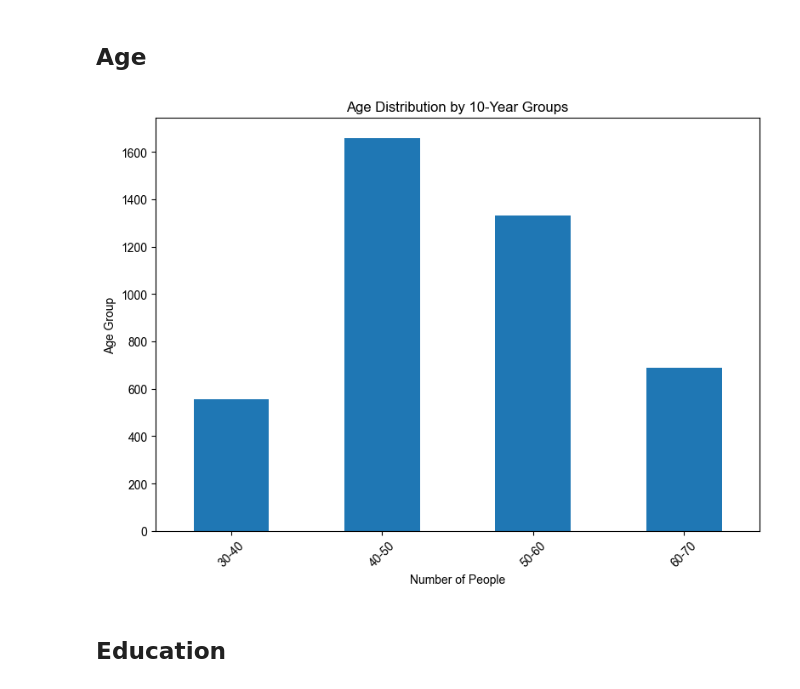
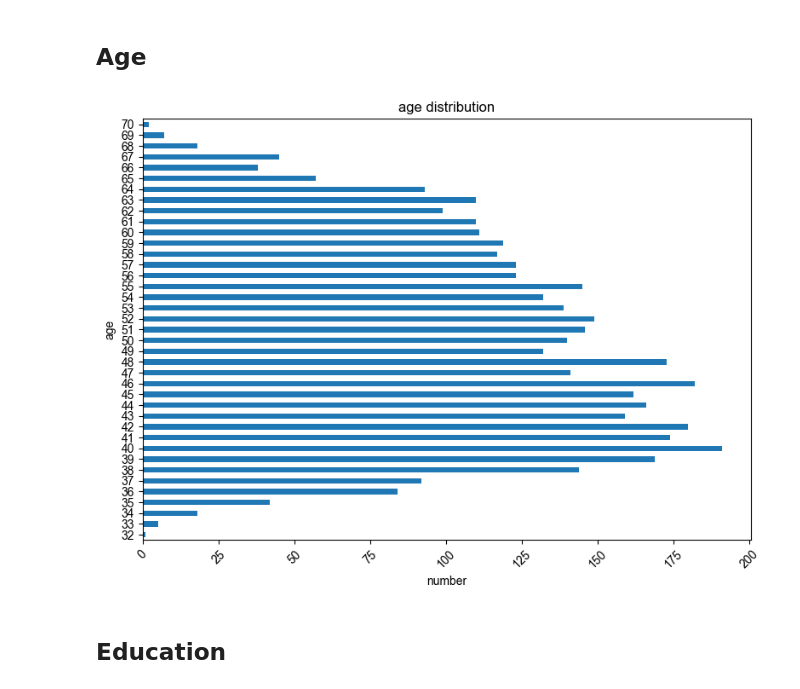
Before and after one commit to Yute-Tjr/CHD_data_analysis, a Jupyter notebook: CHD_data_analysis.ipynb, the cells around one changed output. Cells and saved outputs as stored; diff of their text form; code cells hidden in the pictures.

```diff
--- a/CHD_data_analysis.ipynb
+++ b/CHD_data_analysis.ipynb
@@ -96,31 +96,21 @@ plt.show()
 # %% [markdown]
 ## Age
 # %%
-# 定义年龄分组区间（根据数据范围调整，这里示例包含30-40及前后区间）
-bins = range(30, 71, 10)  # 30-40,40-50,...,60-70（步长10）
-labels = [f'{i}-{i+10}' for i in bins[:-1]]  # 生成分组标签：30-40,40-50等
-
-# 对年龄进行分组
-df['age_group'] = pd.cut(df['age'], bins=bins, labels=labels, right=False)
-
-# 统计每组人数并按顺序排列
-group_counts = df['age_group'].value_counts().sort_index()
-
-# 绘制分组后的分布条形图
+# Plot the number distribution of the male column
+value_counts_gender = df['age'].value_counts().sort_index()
 plt.figure(figsize=(8, 6))
-group_counts.plot(kind='bar')
-plt.xlabel('Number of People')
-plt.ylabel('Age Group')
+value_counts_gender.plot(kind='barh')
+plt.ylabel('age')
+plt.xlabel('number')
 plt.xticks(rotation=45)
-plt.title('Age Distribution by 10-Year Groups')
+plt.title('age distribution')
 plt.tight_layout()
 plt.show()
 
-# 分布符合预期，未检测到异常
 # The distribution corresponds to the expected.
 # No anomalies detected
 # %% [output]
-[figure, old version]
+[figure, new version]
 # %% [markdown]
 ## Education
 # %%
```
Also changed, not shown: parts of 5 cells of this notebook, 1 other file.
